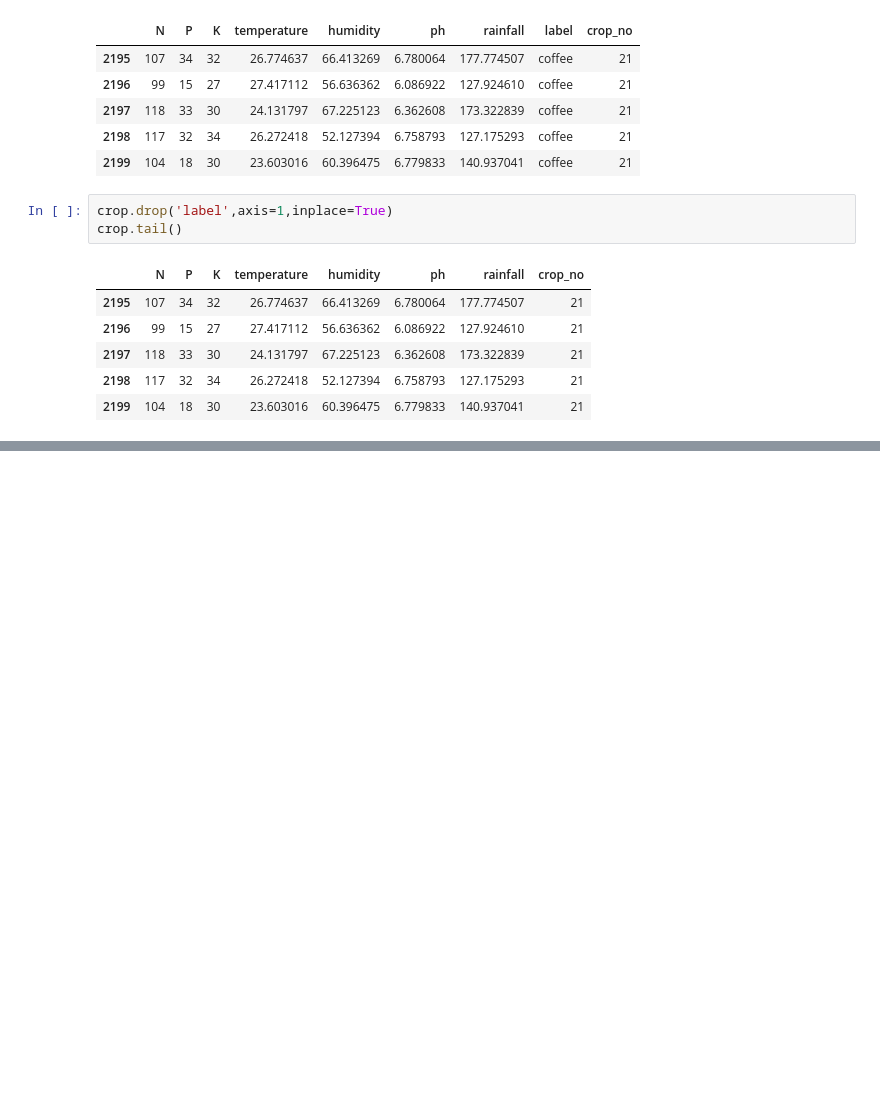
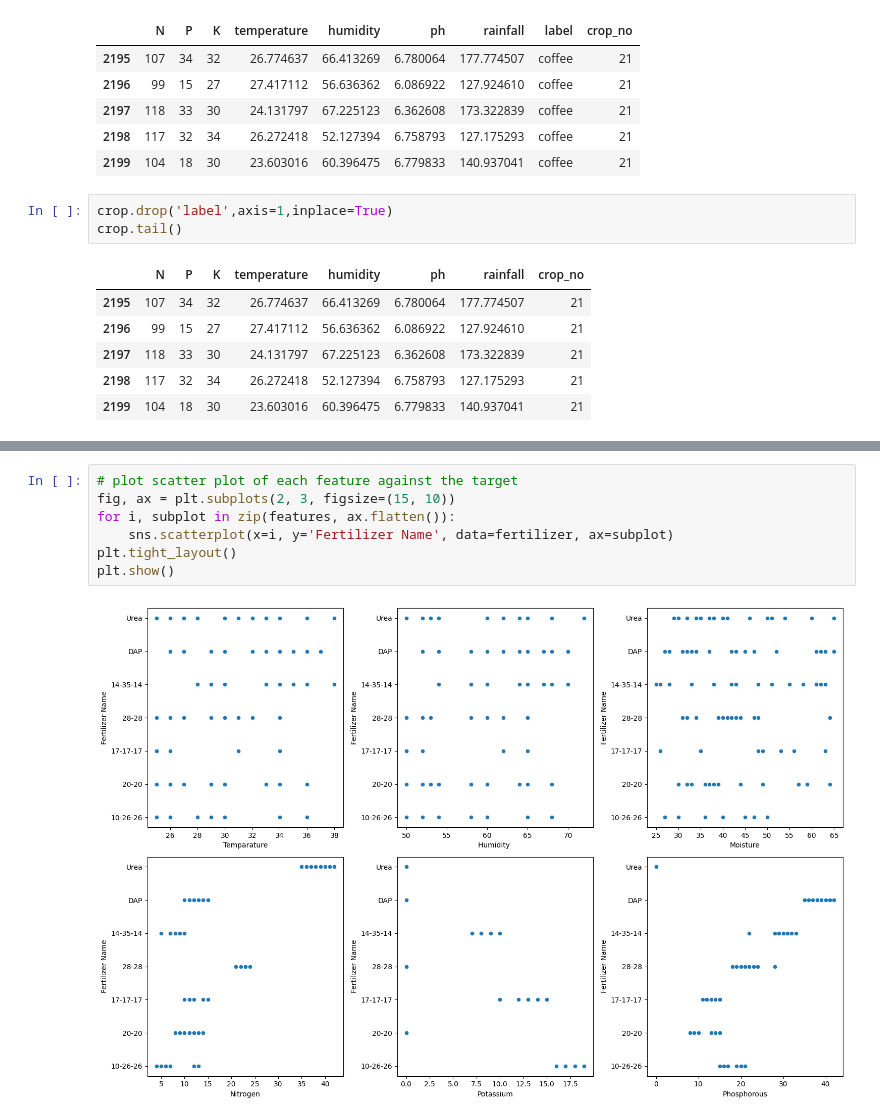
Before and after one commit to JayaramTentu/Cropfertlizer, a Jupyter notebook: crop.ipynb, the cells around one changed output, grey strips where cells are left out. Drawn from its saved outputs; the diff is of its cells as text; blank space fills up the shorter version.

```diff
--- a/crop.ipynb
+++ b/crop.ipynb
@@ -284,0 +510,9 @@ crop.tail()
+# %%
+# plot scatter plot of each feature against the target
+fig, ax = plt.subplots(2, 3, figsize=(15, 10))
+for i, subplot in zip(features, ax.flatten()):
+    sns.scatterplot(x=i, y='Fertilizer Name', data=fertilizer, ax=subplot)
+plt.tight_layout()
+plt.show()
+# %% [output]
+[figure, added]
```
Also changed, not shown: parts of 47 cells of this notebook, 4 other files.
